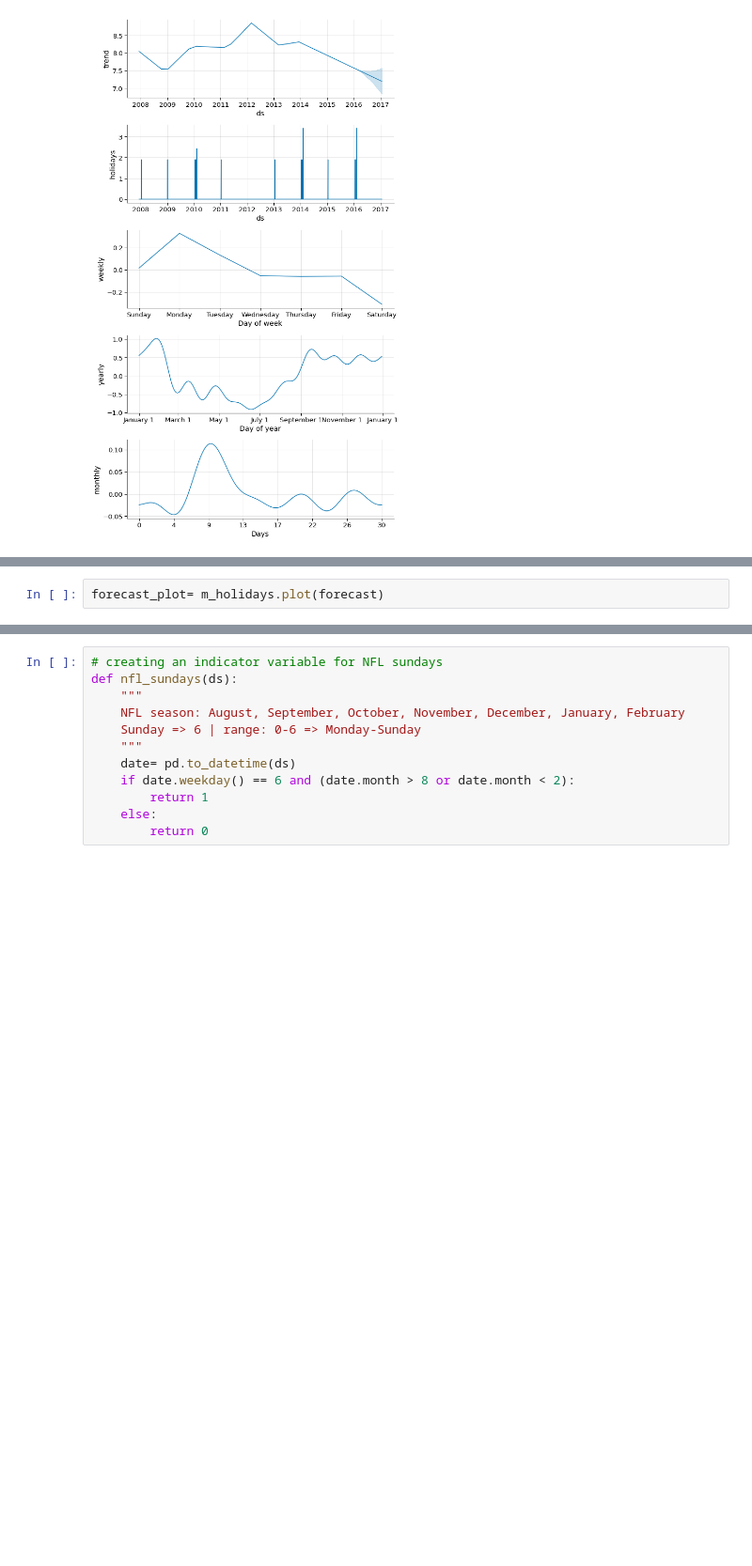
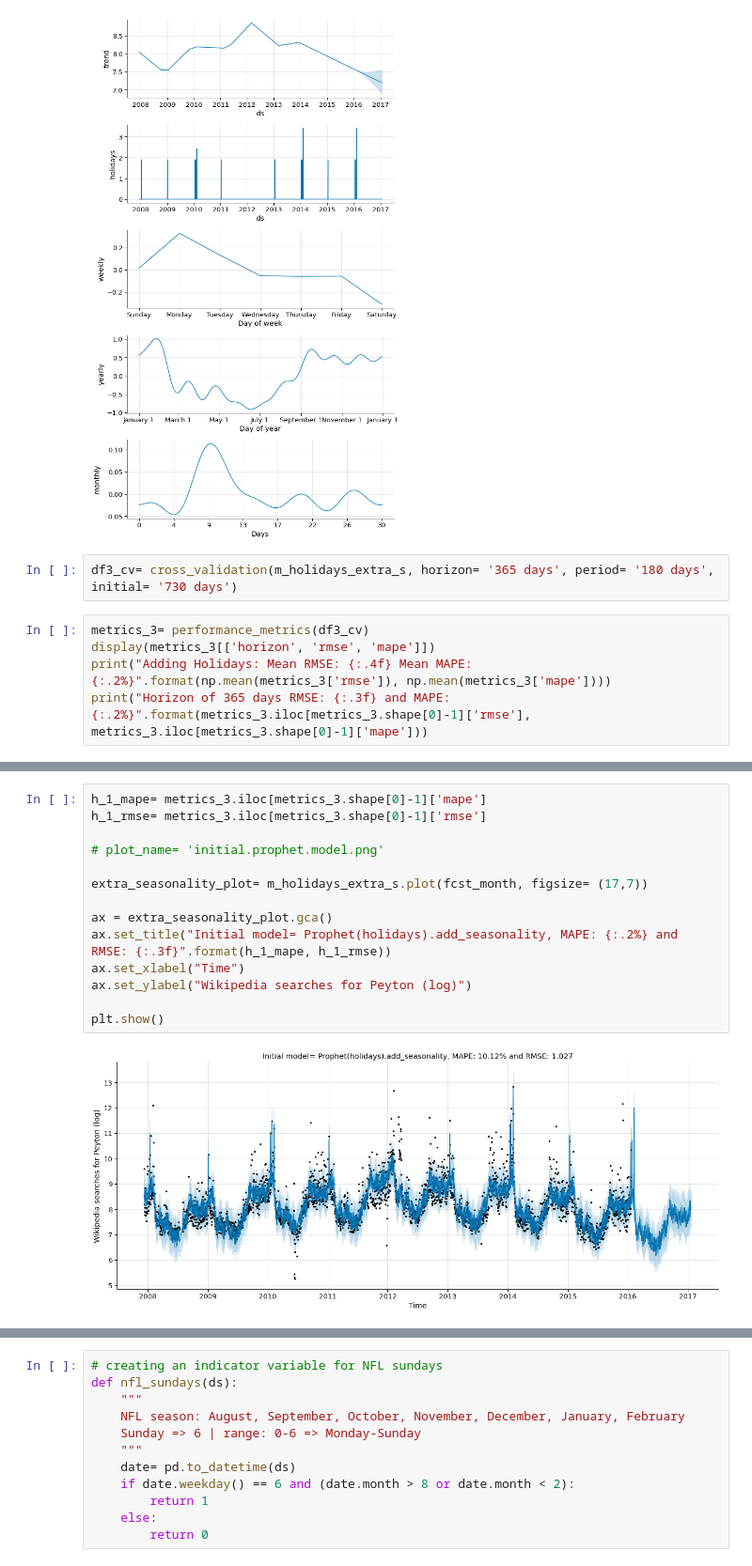
Before and after one commit to razielar/coursera_time_series_forecasting, a Jupyter notebook: time_series_analysis/week_3/3_fb_prophet/1_fb_prophet.ipynb, the cells around one changed output, grey strips where cells are left out. Shown at 94% size. Saved outputs shown, nothing was run; the diff lists cells and outputs as text; blank space fills up the shorter version.

```diff
--- a/time_series_analysis/week_3/3_fb_prophet/1_fb_prophet.ipynb
+++ b/time_series_analysis/week_3/3_fb_prophet/1_fb_prophet.ipynb
@@ -391,3 +407,10 @@ fcst_month = m_holidays_extra_s.predict(future)
 monthly_components= m_holidays_extra_s.plot_components(fcst_month)
 # %% [output]
 [figure]
+# %%
+df3_cv= cross_validation(m_holidays_extra_s, horizon= '365 days', period= '180 days', initial= '730 days')
+# %%
+metrics_3= performance_metrics(df3_cv)
+display(metrics_3[['horizon', 'rmse', 'mape']])
+print("Adding Holidays: Mean RMSE: {:.4f} Mean MAPE: {:.2%}".format(np.mean(metrics_3['rmse']), np.mean(metrics_3['mape'])))
+print("Horizon of 365 days RMSE: {:.3f} and MAPE: {:.2%}".format(metrics_3.iloc[metrics_3.shape[0]-1]['rmse'], metrics_3.iloc[metrics_3.shape[0]-1]['mape']))
@@ -394,3 +433,17 @@ monthly_components= m_holidays_extra_s.plot_components(fcst_month)
 # %%
-forecast_plot= m_holidays.plot(forecast)
+h_1_mape= metrics_3.iloc[metrics_3.shape[0]-1]['mape']
+h_1_rmse= metrics_3.iloc[metrics_3.shape[0]-1]['rmse']
+
+# plot_name= 'initial.prophet.model.png'
+
+extra_seasonality_plot= m_holidays_extra_s.plot(fcst_month, figsize= (17,7))
+
+ax = extra_seasonality_plot.gca()
+ax.set_title("Initial model= Prophet(holidays).add_seasonality, MAPE: {:.2%} and RMSE: {:.3f}".format(h_1_mape, h_1_rmse))
+ax.set_xlabel("Time")
+ax.set_ylabel("Wikipedia searches for Peyton (log)")
+
+plt.show()
+# %% [output]
+[figure, added]
 # %% [markdown]
```
Also changed, not shown: parts of 22 cells of this notebook, 3 other files.
